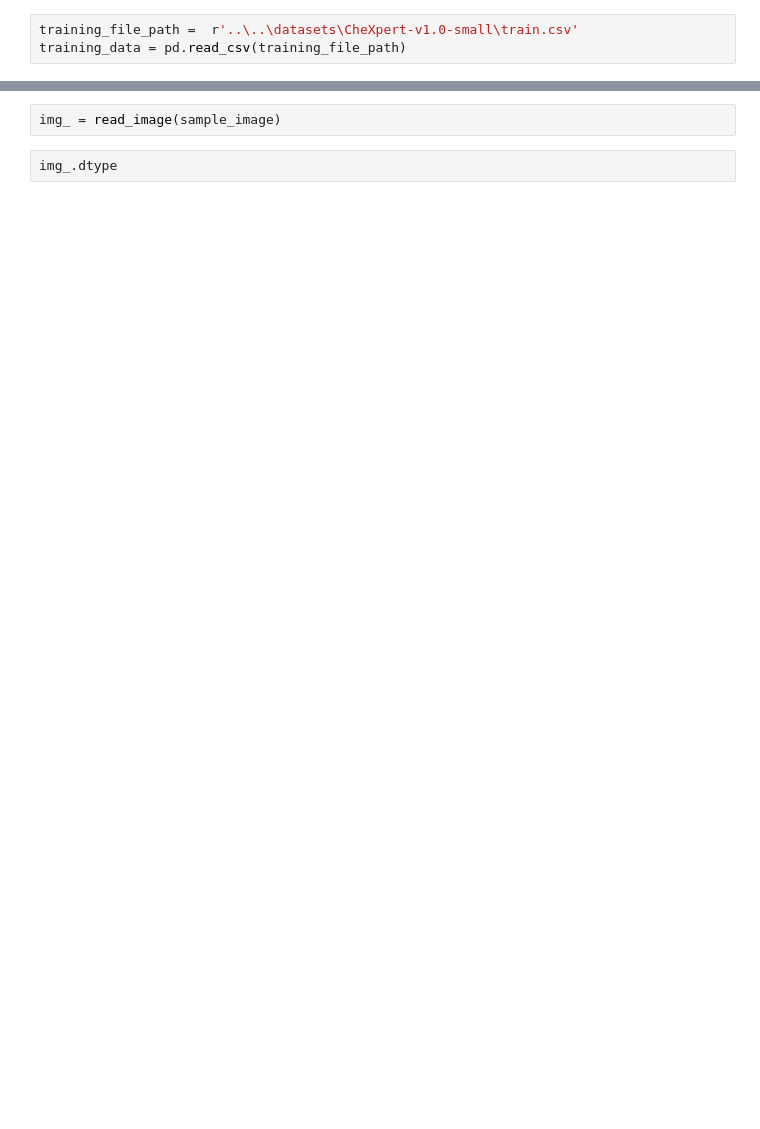
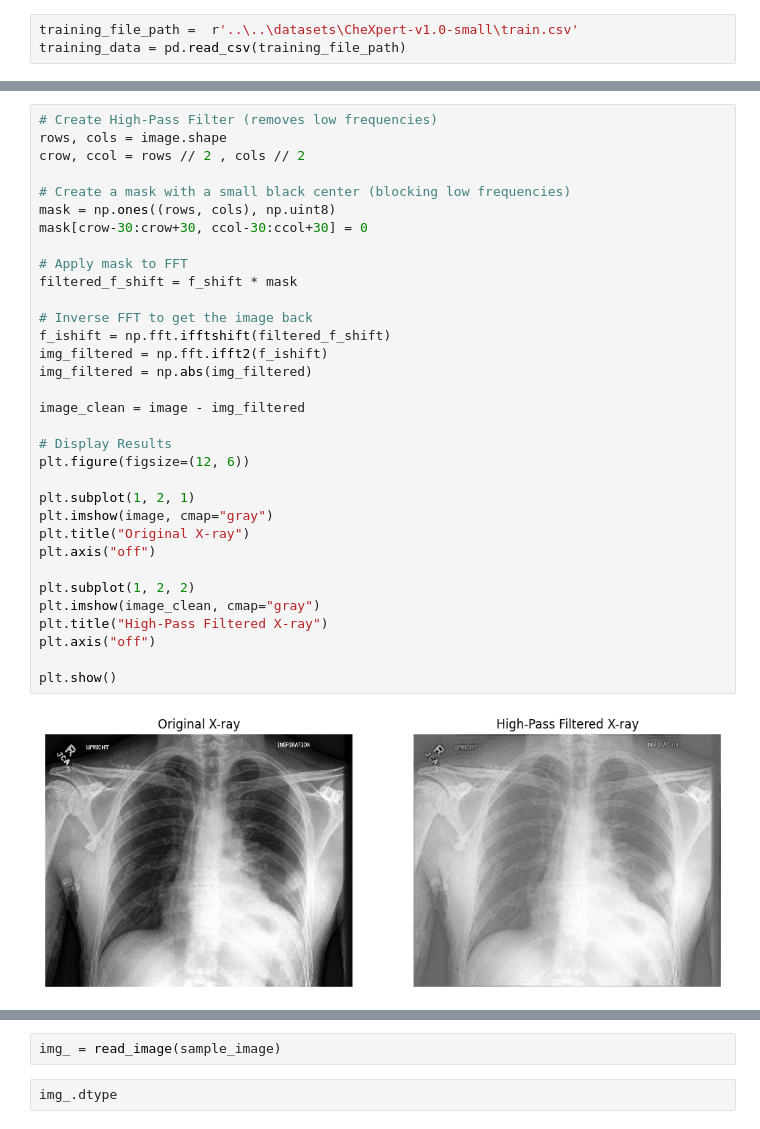
Before and after one commit to dishant24/BVM_Chest_X-Ray_Fair_AI, a Jupyter notebook: main.ipynb, the cells around one changed output, grey strips where cells are left out. Saved outputs shown, nothing was run; the diff lists cells and outputs as text; blank space fills up the shorter version.

```diff
--- a/main.ipynb
+++ b/main.ipynb
@@ -107,0 +127,35 @@ img.shape
+# %%
+# Create High-Pass Filter (removes low frequencies)
+rows, cols = image.shape
+crow, ccol = rows // 2 , cols // 2
+
+# Create a mask with a small black center (blocking low frequencies)
+mask = np.ones((rows, cols), np.uint8)
+mask[crow-30:crow+30, ccol-30:ccol+30] = 0
+
+# Apply mask to FFT
+filtered_f_shift = f_shift * mask
+
+# Inverse FFT to get the image back
+f_ishift = np.fft.ifftshift(filtered_f_shift)
+img_filtered = np.fft.ifft2(f_ishift)
+img_filtered = np.abs(img_filtered)
+
+image_clean = image - img_filtered
+
+# Display Results
+plt.figure(figsize=(12, 6))
+
+plt.subplot(1, 2, 1)
+plt.imshow(image, cmap="gray")
+plt.title("Original X-ray")
+plt.axis("off")
+
+plt.subplot(1, 2, 2)
+plt.imshow(image_clean, cmap="gray")
+plt.title("High-Pass Filtered X-ray")
+plt.axis("off")
+
+plt.show()
+# %% [output]
+[figure, added]
```
Also changed, not shown: parts of 39 cells of this notebook, 3 other files.
